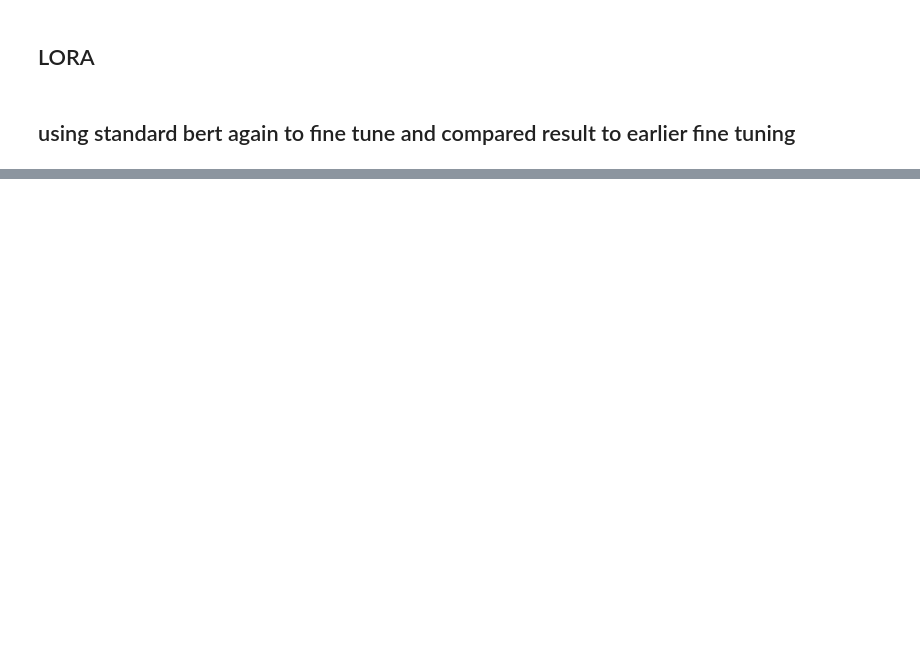
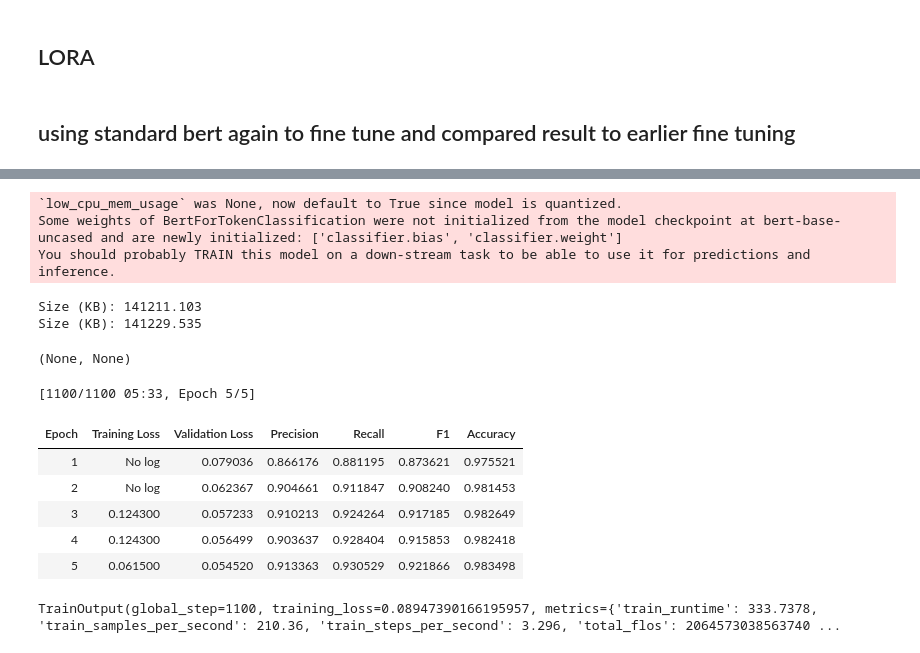
Before and after one commit to skshmjn/Bert, a Jupyter notebook: bert-ner.ipynb, the cells around one changed output, grey strips where cells are left out. Cells and saved outputs as stored; diff of their text form; code cells hidden in the pictures; blank space fills up the shorter version.

Commit message:
Kaggle Notebook | Bert-NER | added qlora

```diff
--- a/bert-ner.ipynb
+++ b/bert-ner.ipynb
@@ -459,0 +331,75 @@ Size (KB): 435913.143
+# %%
+bnb_config = BitsAndBytesConfig(
+    load_in_4bit=True,
+    bnb_4bit_use_double_quant=True,
+    bnb_4bit_quant_type="nf4",
+    bnb_4bit_compute_dtype=torch.bfloat16
+)
+model_name = "bert-base-uncased"
+tokenizer = AutoTokenizer.from_pretrained(model_name)
+
+model = AutoModelForTokenClassification.from_pretrained(
+    model_name,
+    num_labels=9, # For binary classification
+    quantization_config=bnb_config,
+    torch_dtype=torch.float32# Automatically place model on GPU/CPU
+)
+# %% [output]
+`low_cpu_mem_usage` was None, now default to True since model is quantized.
+Some weights of BertForTokenClassification were not initialized from the model checkpoint at bert-base-uncased and are newly initialized: ['classifier.bias', 'classifier.weight']
+You should probably TRAIN this model on a down-stream task to be able to use it for predictions and inference.
+# %%
+lora_config = LoraConfig(
+    r=8,  # Rank of the LoRA matrices
+    lora_alpha=8,  # Scaling factor
+    # target_modules=["query", "key", "value"],  # Target attention modules
+    lora_dropout=0.1,
+    bias="none",
+    task_type="SEQ_CLS",  # Sequence classification task
+)
+
+# Add LoRA adapters to the model
+q_lora_model = get_peft_model(model, lora_config)
+# %%
+def print_size_of_model(model):
+    torch.save(model.state_dict(), "temp_delme.p")
+    print('Size (KB):', os.path.getsize("temp_delme.p")/1e3)
+    os.remove('temp_delme.p')
+print_size_of_model(model), print_size_of_model(q_lora_model)
+# %% [output]
+Size (KB): 141211.103
+Size (KB): 141229.535
+(None, None)
+# %%
+args = TrainingArguments(
+"qlora-ner",
+eval_strategy = "epoch",
+learning_rate=1e-3,
+per_device_train_batch_size=64,
+per_device_eval_batch_size=64,
+num_train_epochs=5,
+weight_decay=0.01,
+fp16=True,
+report_to="none"
+# optim = "paged_adamw_32bit"
+)
+trainer = Trainer(
+    q_lora_model,
+    args,
+   train_dataset=tokenized_datasets["train"],
+   eval_dataset=tokenized_datasets["validation"],
+   data_collator=data_collator,
+   processing_class=tokenizer,
+   compute_metrics=compute_metrics
+)
+# %%
+trainer.train()
+# %% [output]
+[1100/1100 05:33, Epoch 5/5]
+| Epoch | Training Loss | Validation Loss | Precision | Recall | F1 | Accuracy |
+| 1 | No log | 0.079036 | 0.866176 | 0.881195 | 0.873621 | 0.975521 |
+| 2 | No log | 0.062367 | 0.904661 | 0.911847 | 0.908240 | 0.981453 |
+| 3 | 0.124300 | 0.057233 | 0.910213 | 0.924264 | 0.917185 | 0.982649 |
+| 4 | 0.124300 | 0.056499 | 0.903637 | 0.928404 | 0.915853 | 0.982418 |
+| 5 | 0.061500 | 0.054520 | 0.913363 | 0.930529 | 0.921866 | 0.983498 |
+TrainOutput(global_step=1100, training_loss=0.08947390166195957, metrics={'train_runtime': 333.7378, 'train_samples_per_second': 210.36, 'train_steps_per_second': 3.296, 'total_flos': 2064573038563740 ...
```
Also changed, not shown: parts of 31 cells of this notebook.
